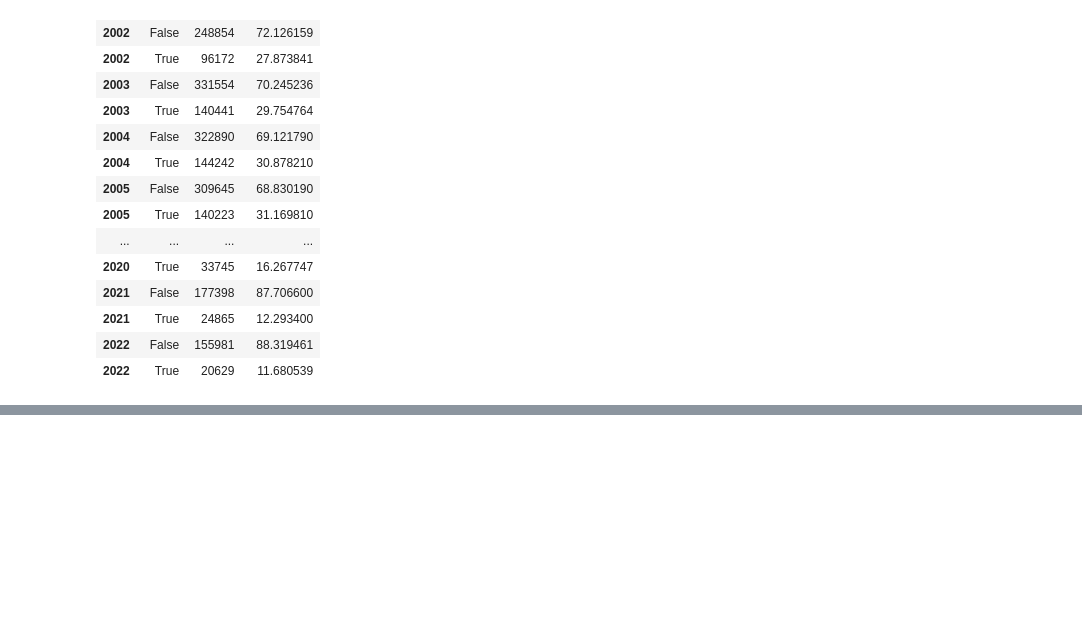
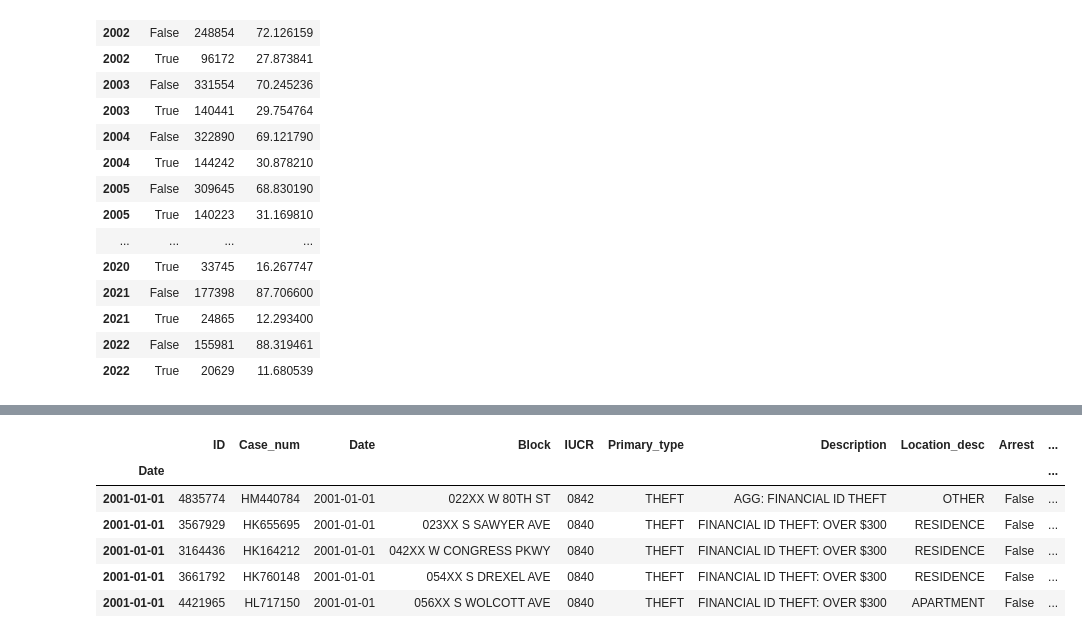
Before and after one commit to Chicago-PD-project/Chicago_Project, a Jupyter notebook: Lindy's_workbook.ipynb, the cells around one changed output, grey strips where cells are left out. Cells and saved outputs as stored; diff of their text form; code cells hidden in the pictures; blank space fills up the shorter version.

```diff
--- a/Lindy's_workbook.ipynb
+++ b/Lindy's_workbook.ipynb
@@ -631,0 +688,10 @@ findfont: Font family ['Agency FB'] not found. Falling back to DejaVu Sans.
+# %%
+train.head()
+# %% [output]
+|  | ID | Case_num | Date | Block | IUCR | Primary_type | Description | Location_desc | Arrest | ... |
+| Date |  |  |  |  |  |  |  |  |  | ... |
+| 2001-01-01 | 4835774 | HM440784 | 2001-01-01 | 022XX W 80TH ST | 0842 | THEFT | AGG: FINANCIAL ID THEFT | OTHER | False | ... |
+| 2001-01-01 | 3567929 | HK655695 | 2001-01-01 | 023XX S SAWYER AVE | 0840 | THEFT | FINANCIAL ID THEFT: OVER $300 | RESIDENCE | False | ... |
+| 2001-01-01 | 3164436 | HK164212 | 2001-01-01 | 042XX W CONGRESS PKWY | 0840 | THEFT | FINANCIAL ID THEFT: OVER $300 | RESIDENCE | False | ... |
+| 2001-01-01 | 3661792 | HK760148 | 2001-01-01 | 054XX S DREXEL AVE | 0840 | THEFT | FINANCIAL ID THEFT: OVER $300 | RESIDENCE | False | ... |
+| 2001-01-01 | 4421965 | HL717150 | 2001-01-01 | 056XX S WOLCOTT AVE | 0840 | THEFT | FINANCIAL ID THEFT: OVER $300 | APARTMENT | False | ... |
```
Also changed, not shown: parts of 68 cells of this notebook.
